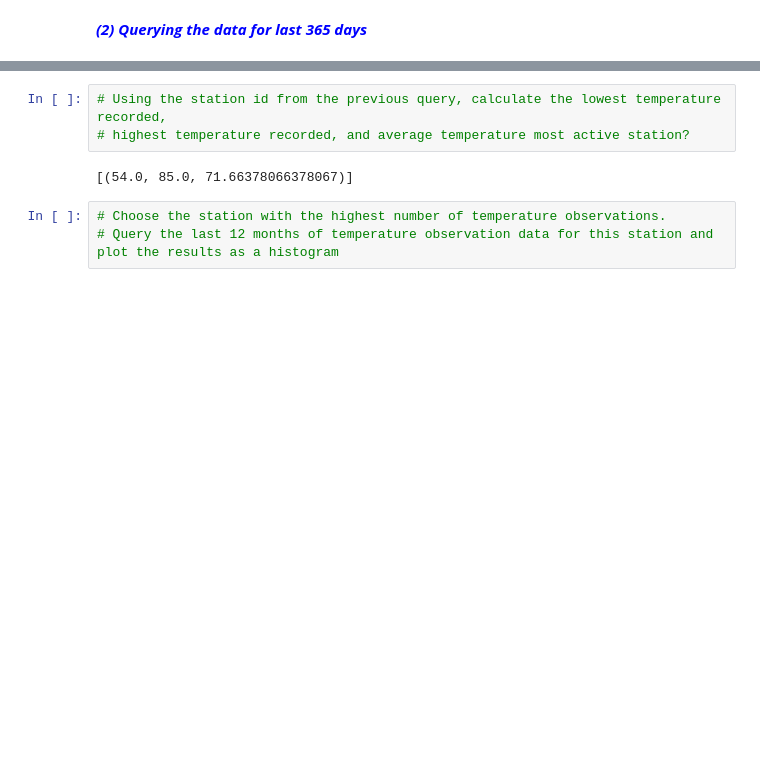
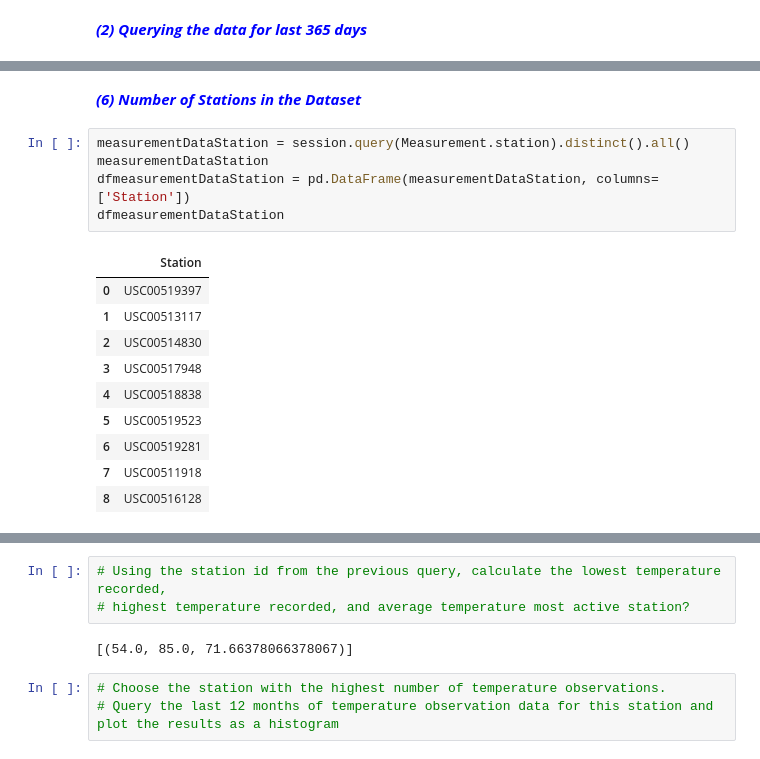
Before and after one commit to xaskoiking/HW_11_Advanced-Data-Storage-and-Retrieval, a Jupyter notebook: climate_starter.ipynb, the cells around one changed output, grey strips where cells are left out. Drawn from its saved outputs; the diff is of its cells as text; blank space fills up the shorter version.

```diff
--- a/climate_starter.ipynb
+++ b/climate_starter.ipynb
@@ -220,0 +271,18 @@ df.head(100)
+# %% [markdown]
+<b><font color='blue'>_(6) Number of Stations in the Dataset_</font>
+# %%
+measurementDataStation = session.query(Measurement.station).distinct().all()
+measurementDataStation
+dfmeasurementDataStation = pd.DataFrame(measurementDataStation, columns=['Station'])
+dfmeasurementDataStation
+# %% [output]
+|  | Station |
+| 0 | USC00519397 |
+| 1 | USC00513117 |
+| 2 | USC00514830 |
+| 3 | USC00517948 |
+| 4 | USC00518838 |
+| 5 | USC00519523 |
+| 6 | USC00519281 |
+| 7 | USC00511918 |
+| 8 | USC00516128 |
```
Also changed, not shown: parts of 24 cells of this notebook.
